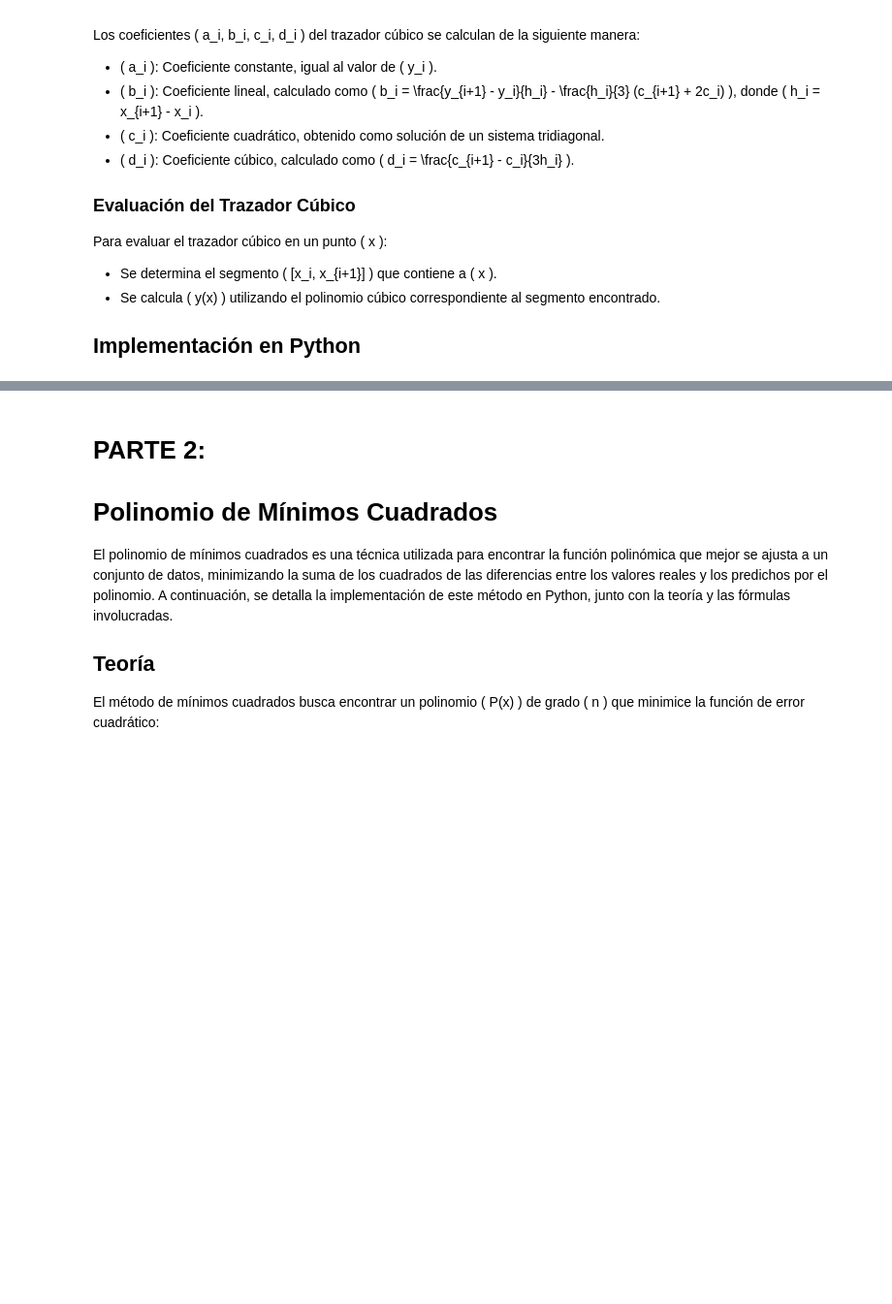
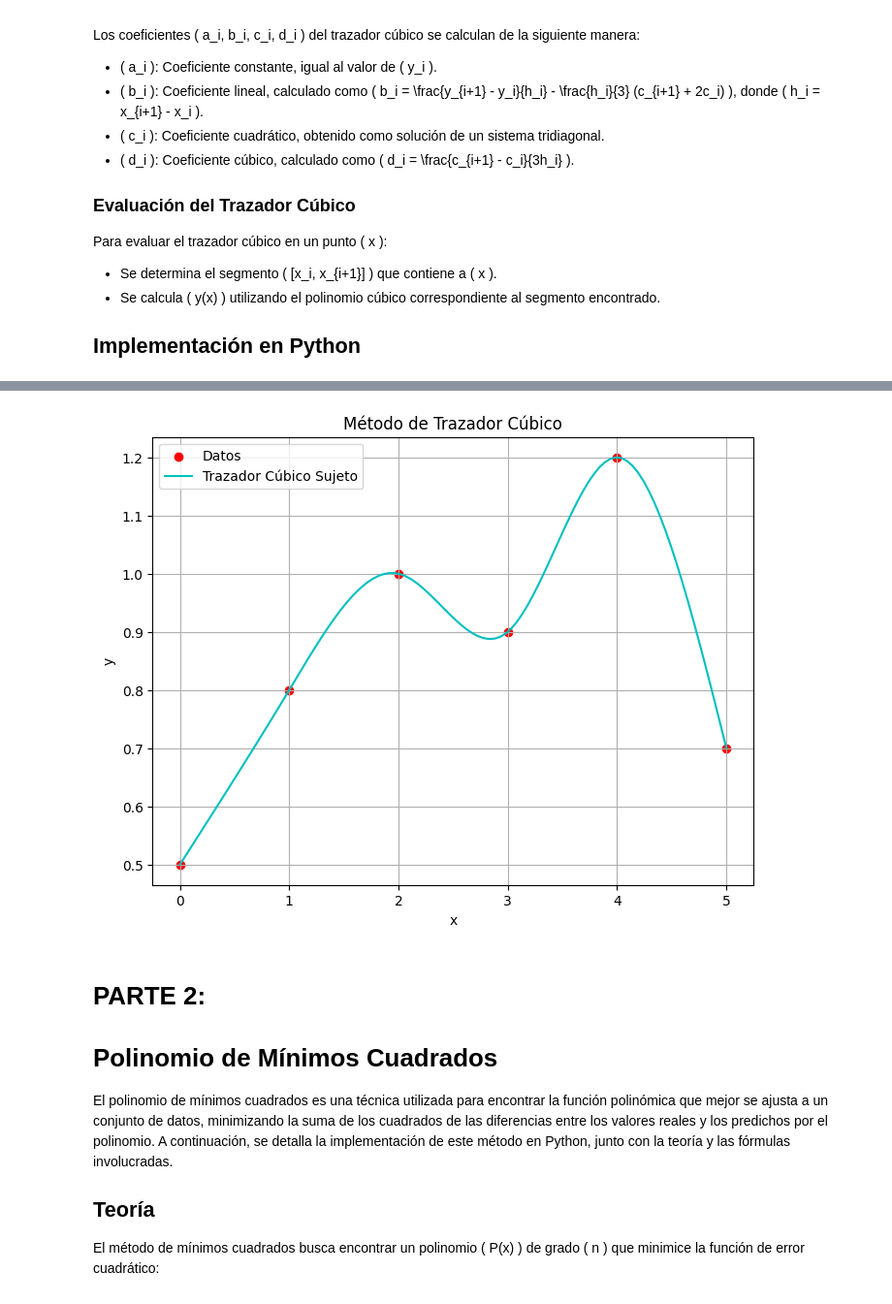
Before and after one commit to sonysarkis/ProyectoCalNum, a Jupyter notebook: Proyectos/proyecto2/proyecto3_cal.ipynb, the cells around one changed output, grey strips where cells are left out. Shown at 97% size. Saved outputs shown, nothing was run; the diff lists cells and outputs as text; code cells hidden in the pictures; blank space fills up the shorter version.

Commit message:
Documentación Paso 1 y eliminación de parámetro innecesario en la función evaluar_trazador_cúbico

```diff
--- a/Proyectos/proyecto2/proyecto3_cal.ipynb
+++ b/Proyectos/proyecto2/proyecto3_cal.ipynb
@@ -158,3 +84,97 @@ plt.show()
+# %%
+# Datos para el Método de Trazador Cúbico Sujeto
+x_datos = np.array(x_data_cubico)
+y_datos = np.array(y_data_cubico)
+
+# Función para calcular los coeficientes del trazador cúbico
+def coeficientes_trazador_cubico(x, y):
+    n = len(x)
+    # Inicializamos los vectores para almacenar los coeficientes
+    # contienen los coeficientes del polinomio cúbico para cada intervalo entre los puntos de control.
+
+    a = y.copy() # es igual a los valores de y porque el término constante es y[i]
+    b = np.zeros(n - 1) # es igual a 0 para cada intervalo porque el término lineal es 0
+    d = np.zeros(n - 1) # es igual a 0 para cada intervalo porque el término cuadrático es 0
+    h = np.diff(x) # Diferencias entre los valores de x
+    alpha = np.zeros(n - 1)  # Coeficientes alpha del sistema tridiagonal
+    c = np.zeros(n) # Coeficientes c del trazador cúbico
+
+    # Calculando los coeficientes de la matriz tridiagonal
+
+    # Itera sobre los puntos de control sin tomar en cuenta el primero ni el último
+    # esto porque tratamos con condiciones de frontera natural
+    # frontera natural: la segunda derivada en los extremos es 0
+    for i in range(1, n - 1):
+        # Formamos matriz diagonal, tomando en cuenta las diferencias en las pendientes de los intervalos
+        # para asegurar que la segunda derivada sea continua en los puntos de control
+        alpha[i] = 3 / h[i] * (a[i + 1] - a[i]) - 3 / h[i - 1] * (a[i] - a[i - 1])
+
+    # Inicializamos los vectores para resolver el sistema de ecuaciones tridiagonal
+    # esto para las condiciones de frontera natural se cumplan correctamente en el primer punto de control
+    l = np.zeros(n) # elementos de la diag. principal
+    u = np.zeros(n) # elementos de la diagonal superior
+    z = np.zeros(n) # valores intermedios de la eliminación de Gauss
+    l[0] = 1 # condición de frontera natural: la segunda derivada en el primer punto de control es 0
+    u[0] = 0 # Se inicia en 0 porque no hay elementos en la diagonal superior en la primera fila
+    z[0] = 0 # Se inicia en 0 porque no hay términos adicionales en la primera ecuación
+
+
+    # Método de eliminación de Gauss para llenar los vectores l, u y z con los valores necesarios para
+    # resolver el sistema tridiagonal
+    for i in range(1, n - 1):
+        l[i] = 2 * (x[i + 1] - x[i - 1]) - h[i - 1] * u[i - 1]
+        u[i] = h[i] / l[i]
+        z[i] = (alpha[i] - h[i - 1] * z[i - 1]) / l[i]
+
+    # Condiciones de frontera natural ya vista anteriormente
+    l[n - 1] = 1
+    z[n - 1] = 0
+    c[n - 1] = 0
+
+    # Coeficientes "b" y "d" para cada intervalo de los polinomios cúbicos
+    for j in range(n - 2, -1, -1):
+        c[j] = z[j] - u[j] * c[j + 1]
+        b[j] = (a[j + 1] - a[j]) / h[j] - h[j] * (c[j + 1] + 2 * c[j]) / 3
+        d[j] = (c[j + 1] - c[j]) / (3 * h[j])
+
+    # Retorna los coeficientes calculados
+    return a, b, c, d
+
+# Función para evaluar el trazador cúbico en un punto x
+def evaluar_trazador_cubico(x_eval, x_datos, a, b, c, d):
+    n = len(x_datos) # Número de puntos de control
+    for i in range(n - 1): # Itera sobre los puntos de control (sin último punto porque no hay intervalo despues de él)
+        if x_eval >= x_datos[i] and x_eval <= x_datos[i + 1]: # si x está en el intervalo
+            dx = x_eval - x_datos[i] # evalua el polinomio cúbico en el punto x
+            return a[i] + b[i] * dx + c[i] * dx**2 + d[i] * dx**3 # fórmula del polinomio cúbico
+
+    # np.nan = "Not a Number"
+    return np.nan  # Si x está fuera del rango de x_datos
+
+# Calcular los coeficientes del trazador cúbico
+# se usarán para la evaluación del trazador cúbico
+a, b, c, d = coeficientes_trazador_cubico(x_datos, y_datos)
+
+# Valores para graficar la curva
+
+# 100 valores entre 0 y 5 para graficar la curva
+x_vals = np.linspace(0, 5, 100)
+
+# Array que contiene los valores del trazador cúbico evaluado en los valores de x_vals
+y_vals = np.array([evaluar_trazador_cubico(x, x_datos, a, b, c, d) for x in x_vals])
+
+# Graficar los datos y la curva ajustada
+plt.figure(figsize=(8, 6))
+plt.scatter(x_datos, y_datos, color='red', label='Datos',marker='o')
+plt.plot(x_vals, y_vals, color='c', label='Trazador Cúbico Sujeto')
+plt.title('Método de Trazador Cúbico')
+plt.xlabel('x')
+plt.ylabel('y')
+plt.legend()
+plt.grid()
+plt.show()
+# %% [output]
+[figure, added]
 # %% [markdown]
 # PARTE 2:
 
```
Also changed, not shown: parts of 1 cell of this notebook.
